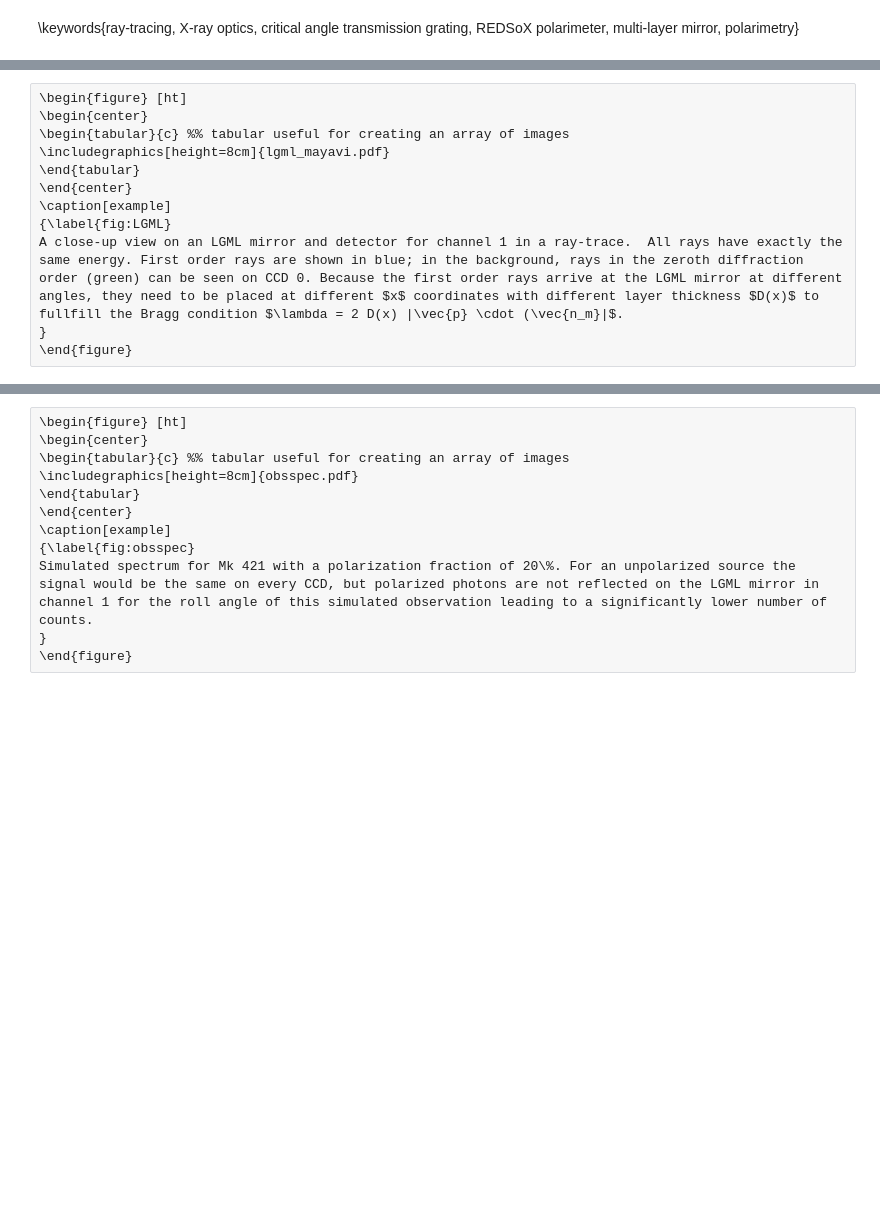
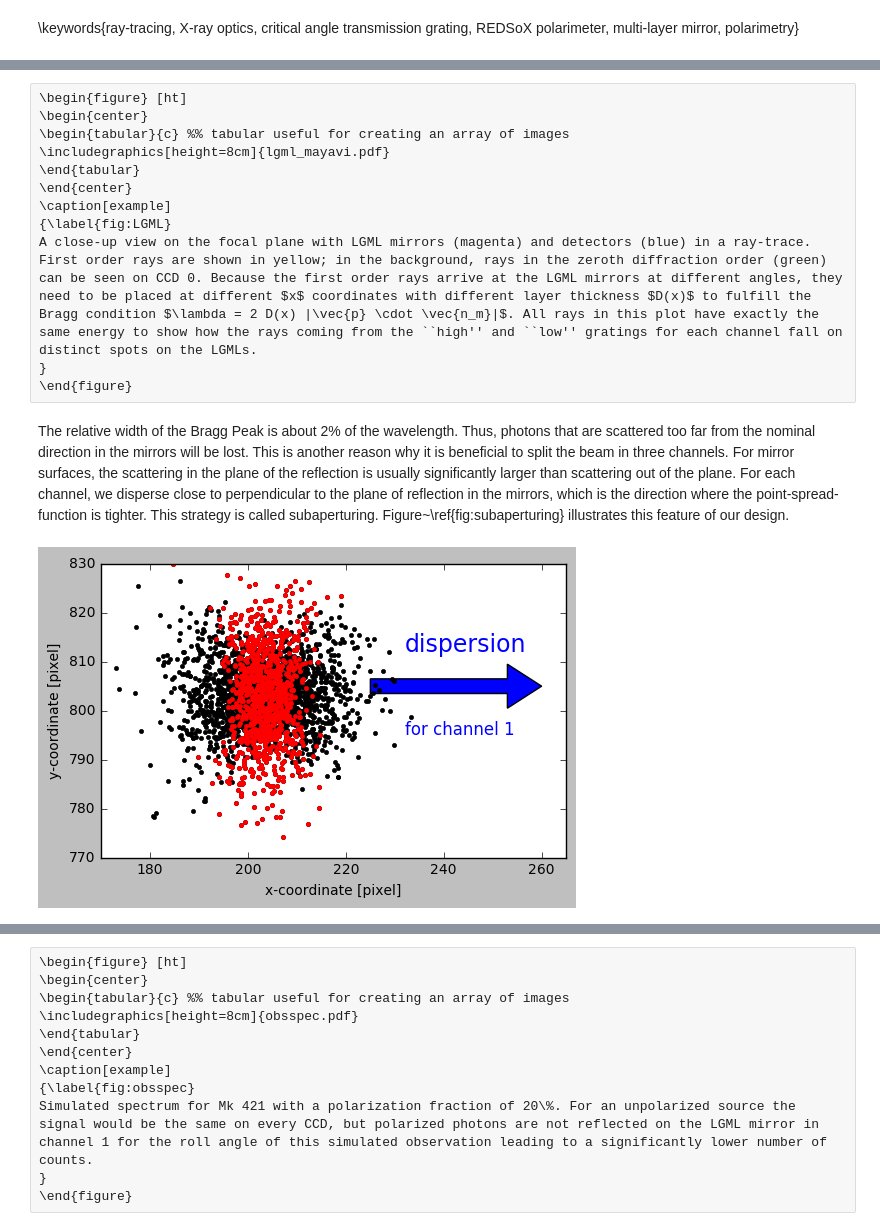
Before and after one commit to X-raypol/ray-trace, a Jupyter notebook: notebooks/REDSoXAeff.ipynb, the cells around one changed output, grey strips where cells are left out. Saved outputs shown, nothing was run; the diff lists cells and outputs as text; code cells hidden in the pictures; blank space fills up the shorter version.

```diff
--- a/notebooks/REDSoXAeff.ipynb
+++ b/notebooks/REDSoXAeff.ipynb
@@ -500,6 +507,28 @@ The LGML mirrors are again flat surfaces. Mirrors with two different coatings (C
 \end{center}
 \caption[example]
 {\label{fig:LGML}
-A close-up view on an LGML mirror and detector for channel 1 in a ray-trace.  All rays have exactly the same energy. First order rays are shown in blue; in the background, rays in the zeroth diffraction order (green) can be seen on CCD 0. Because the first order rays arrive at the LGML mirror at different angles, they need to be placed at different $x$ coordinates with different layer thickness $D(x)$ to fullfill the Bragg condition $\lambda = 2 D(x) |\vec{p} \cdot (\vec{n_m}|$.
+A close-up view on the focal plane with LGML mirrors (magenta) and detectors (blue) in a ray-trace. First order rays are shown in yellow; in the background, rays in the zeroth diffraction order (green) can be seen on CCD 0. Because the first order rays arrive at the LGML mirrors at different angles, they need to be placed at different $x$ coordinates with different layer thickness $D(x)$ to fulfill the Bragg condition $\lambda = 2 D(x) |\vec{p} \cdot \vec{n_m}|$. All rays in this plot have exactly the same energy to show how the rays coming from the ``high'' and ``low'' gratings for each channel fall on distinct spots on the LGMLs.
 }
 \end{figure}
+# %% [markdown]
+The relative width of the Bragg Peak is about 2\% of the wavelength. Thus, photons that are scattered too far from the nominal direction in the mirrors will be lost. This is another reason why it is beneficial to split the beam in three channels. For mirror surfaces, the scattering in the plane of the reflection is usually significantly larger than scattering out of the plane. For each channel, we disperse close to perpendicular to the plane of reflection in the mirrors, which is the direction where the point-spread-function is tighter. This strategy is called subaperturing. Figure~\ref{fig:subaperturing} illustrates this feature of our design.
+# %%
+with plt.style.context("default"):
+    fig = plt.figure(figsize=(6, 4))
+    ax2 = fig.add_subplot(111, aspect='equal')
+    ind = photdraw['CCD_ID'] == 0
+    ax2.plot(photdraw['detpix_x'][ind], photdraw['detpix_y'][ind], 'k.', label='all photons')
+    ind1 = photdraw['grating_id'] < 2000
+    ax2.plot(photdraw['detpix_x'][ind & ind1], photdraw['detpix_y'][ind & ind1], 'r.', label='channel 1')
+    arrow = Arrow(225, 805, 35, 0, width=15.)
+    ax2.add_patch(arrow)
+    ax2.text(232, 812., 'dispersion', color=arrow.get_fc(), fontsize=17)
+    ax2.text(232, 795., 'for channel 1', color=arrow.get_fc(), fontsize=12)
+    ax2.set_xlabel('x-coordinate [pixel]')
+    ax2.set_ylabel('y-coordinate [pixel]')
+    ax2.set_xlim(170, 265)
+    #ax2.legend()
+    fig.savefig(spiefig + 'CCD0_image.pdf', bbox_inches='tight')
+    fig.savefig(spiefig + 'talk/CCD0_image.png', bbox_inches='tight')
+# %% [output]
+[figure, added]
```
Also changed, not shown: parts of 47 cells of this notebook, 5 other files.
